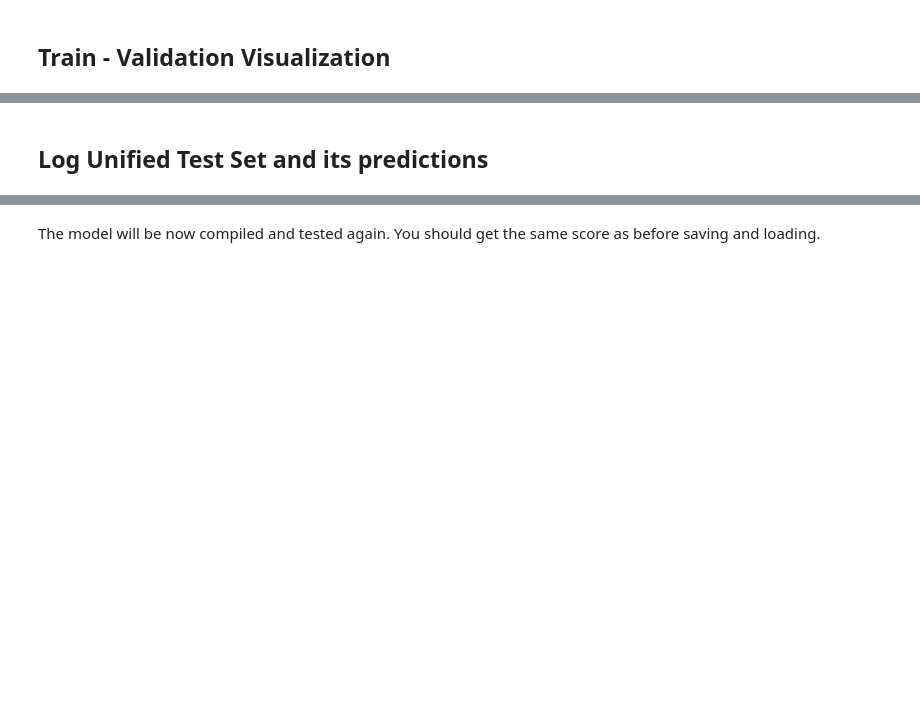
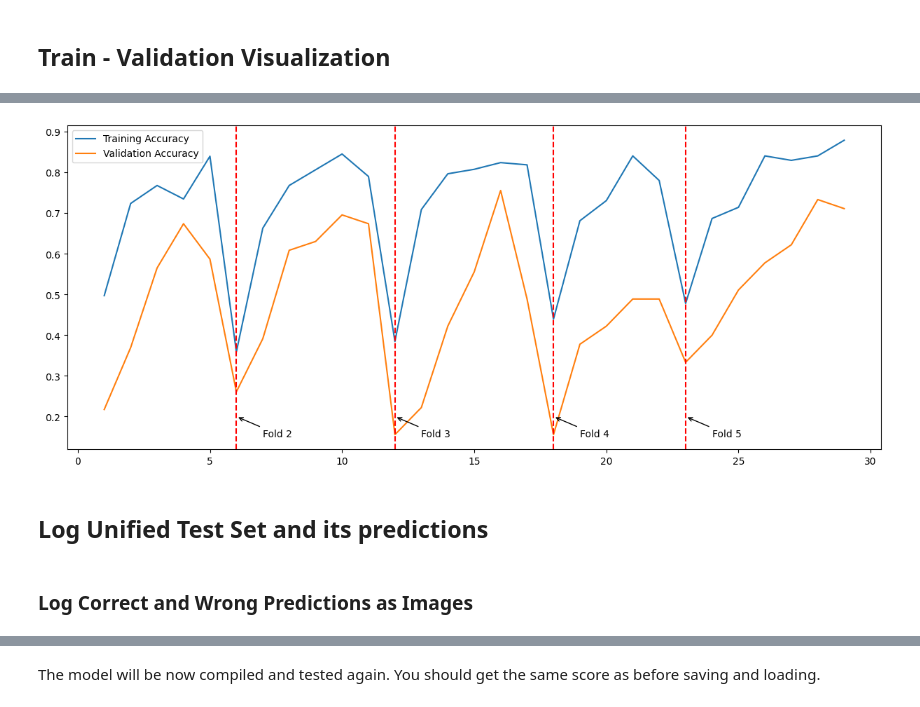
Before and after one commit to ShendoxParadox/Few-shot-satellite-image-classification-OPS-SAT, a Jupyter notebook: OPS_SAT_Dev.ipynb, the cells around one changed output, grey strips where cells are left out. Saved outputs shown, nothing was run; the diff lists cells and outputs as text; code cells hidden in the pictures; blank space fills up the shorter version.

Commit message:
- log correct/wrong prediction - log train-val plot

```diff
--- a/OPS_SAT_Dev.ipynb
+++ b/OPS_SAT_Dev.ipynb
@@ -382,34 +393,39 @@ for i in range(config.cross_validation_k-1):
 # plt.axvline(x=xs[1], color='red', linestyle='--')
 # plt.axvline(x=xs[2], color='red', linestyle='--')
 # plt.axvline(x=xs[3], color='red', linestyle='--')
 
 # Add annotations to the lines
 for i in range(config.cross_validation_k-1):
     plt.annotate('Fold '+str(i+2), xy=(xs[i], 0.2), xytext=(xs[i]+1, 0.15),
              arrowprops=dict(facecolor='black', arrowstyle='->'))
 
 # plt.annotate('Fold 2', xy=(xs[0], 0.5), xytext=(xs[0]+1, 0.4),
 #              arrowprops=dict(facecolor='black', arrowstyle='->'))
 # plt.annotate('Fold 3', xy=(xs[1], 0.5), xytext=(xs[1]+1, 0.4),
 #              arrowprops=dict(facecolor='black', arrowstyle='->'))
 # plt.annotate('Fold 4', xy=(xs[2], 0.5), xytext=(xs[2]+1, 0.4),
 #              arrowprops=dict(facecolor='black', arrowstyle='->'))
 # plt.annotate('Fold 5', xy=(xs[3], 0.5), xytext=(xs[3]+1, 0.4),
 #              arrowprops=dict(facecolor='black', arrowstyle='->'))
 # plt.axvline(x=xs[4], color='red', linestyle='--')
 # plt.scatter(xs, ys, color='red')
 # plt.annotate('Point 1', (2, 4), textcoords="offset points", xytext=(0,10), ha='center')
 # plt.annotate('Point 2', (4, 8), textcoords="offset points", xytext=(0,10), ha='center')
 
 
 # Add a legend
 plt.legend()
 
 # Enable the grid
 # plt.grid(True)
 
+## Log Train - Val Accuracy Curve
+wandb.log({'Train - Val Accuracy': wandb.Image(plt)})
+
 # Show the plot
-plt.show()
+# plt.show()
+# %% [output]
+[figure, added]
 # %% [markdown]
 ## Log Unified Test Set and its predictions
 # %%
@@ -422,2 +434,4 @@ for i, (img, pred, label) in enumerate(zip(x_test, prediction_names, actual_name
 # %%
 pred_is_actual = [x == y for x, y in zip(prediction_names, actual_names)]
+# %% [markdown]
+### Log Correct and Wrong Predictions as Images
```
Also changed, not shown: parts of 11 cells of this notebook.
